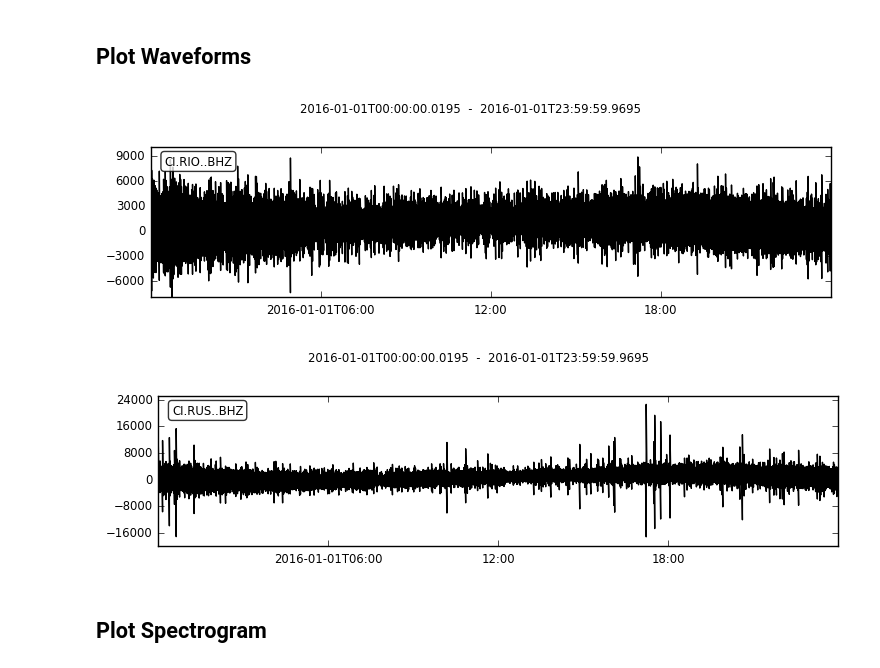
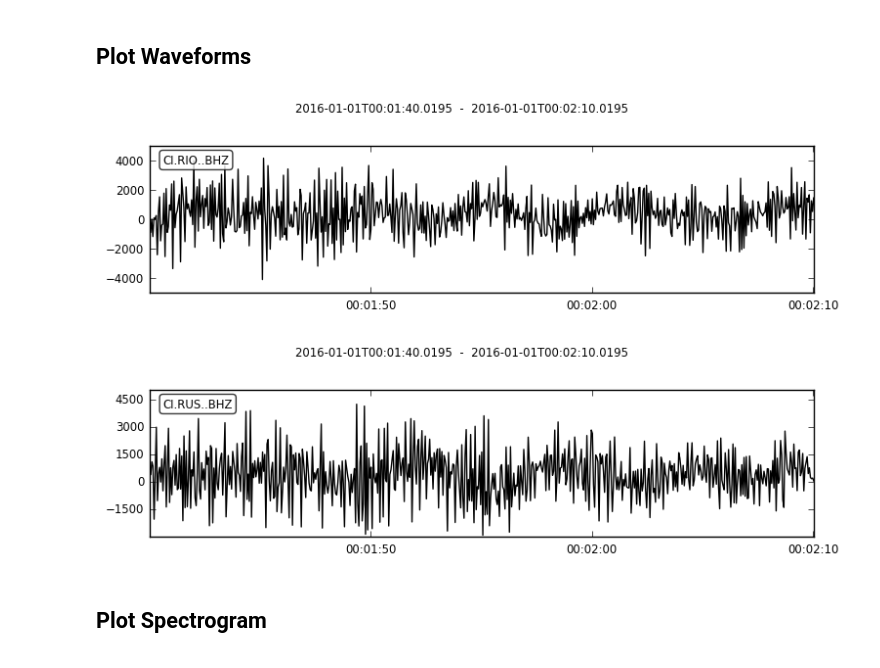
Before and after one commit to tclements/GIGGLES_FALL_2017, a Jupyter notebook: GIGGLES_FALL_2017.ipynb, the cells around one changed output. Saved outputs shown, nothing was run; the diff lists cells and outputs as text; code cells hidden in the pictures.

```diff
--- a/GIGGLES_FALL_2017.ipynb
+++ b/GIGGLES_FALL_2017.ipynb
@@ -62,16 +62,16 @@ st2 = obspy.read(RUS_mseed)
 # %%
 # plot waveforms
 tr1 = st1[0].interpolate(20.)
 tr2 = st2[0].interpolate(20.)
 t1,t2 = tr1.stats.starttime,tr1.stats.endtime
 t3,t4 = tr2.stats.starttime,tr2.stats.endtime
 t1,t2 = np.max([t1,t3]),np.min([t2,t4])
 tr1,tr2 = tr1.slice(t1,t2),tr2.slice(t1,t2)
-tr1.plot()
-tr2.plot()
+tr1.plot(starttime=t1+100,endtime = t1 + 130)
+tr2.plot(starttime=t1+100,endtime = t1 + 130)
 # %% [output]
-[figure, old version]
+[figure, new version]
-[figure, old version]
+[figure, new version]
 # %% [markdown]
 ## Plot Spectrogram
 # %%
```
Also changed, not shown: parts of 12 cells of this notebook, 3 other files.
